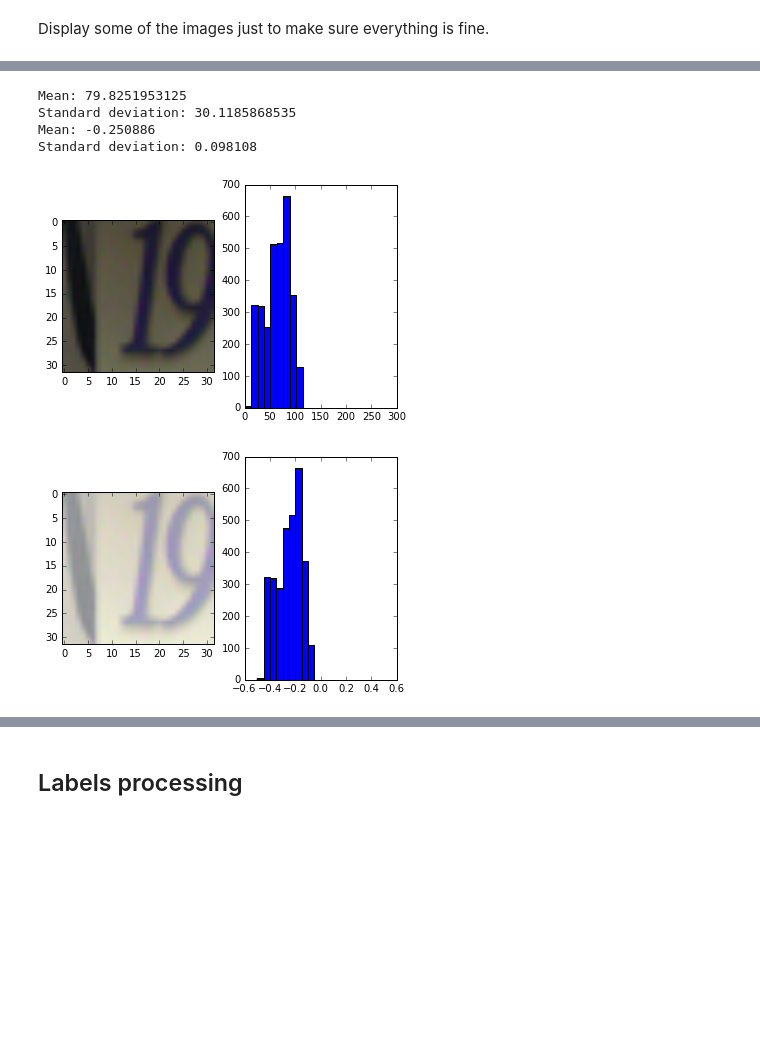
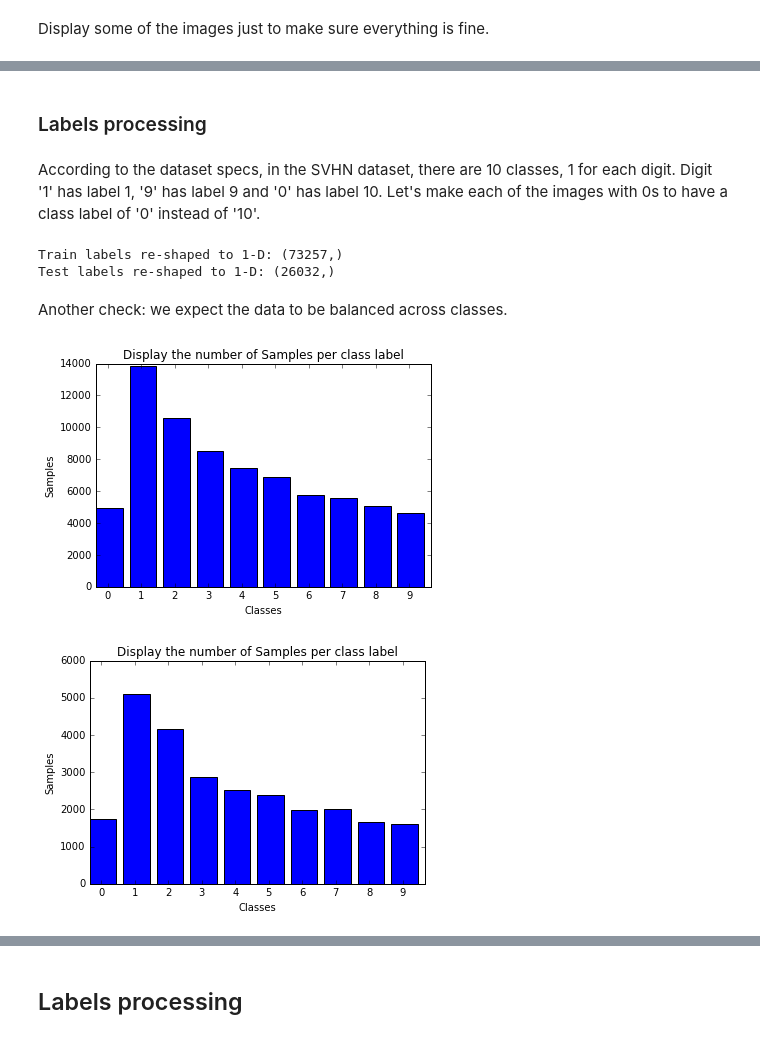
Before and after one commit to thalles753/machine-learning, a Jupyter notebook: projects/capstone/my_project/image_segmentation_recognizer.ipynb, the cells around one changed output, grey strips where cells are left out. Cells and saved outputs as stored; diff of their text form; code cells hidden in the pictures; blank space fills up the shorter version.

```diff
--- a/projects/capstone/my_project/image_segmentation_recognizer.ipynb
+++ b/projects/capstone/my_project/image_segmentation_recognizer.ipynb
@@ -118,35 +115,45 @@ Try to normilize the images to have mean close to 0 and standard deviations roug
-# %%
-pixel_depth = 255.0  # Number of levels per pixel.
-
-image = train_dataset[0] # get the first image
-
-#sess = tf.Session()
-#img = tf.image.per_image_whitening(tf.convert_to_tensor(image))
-#img = img.eval(session=sess)
-
-print 'Mean:', np.mean(img)
-print 'Standard deviation:', np.std(img)
-
-# We'll show the image and its pixel value histogram side-by-side.
-_, (ax1, ax2) = plt.subplots(1, 2)
-ax1.imshow(image, cmap=plt.cm.Greys);
-ax2.hist(np.reshape(image,3072), bins=20, range=[0,255]);
-
-scalar = image.astype(np.float32)
-scalar = np.reshape(scalar, 3072)
-scalar = ((scalar - pixel_depth / 2.0) / pixel_depth)
-image = np.reshape(scalar, (32,32,3))
-
-_, (ax1, ax2) = plt.subplots(1, 2)
-ax1.imshow(image, cmap=plt.cm.Greys);
-ax2.hist(scalar, bins=20, range=[-0.5, 0.5]);
-
-print 'Mean:', np.mean(image)
-print 'Standard deviation:', np.std(image)
-# %% [output]
-Mean: 79.8251953125
-Standard deviation: 30.1185868535
-Mean: -0.250886
-Standard deviation: 0.098108
-[figure, removed]
-[figure, removed]
+# %% [markdown]
+### Labels processing
+# %% [markdown]
+According to the dataset specs, in the SVHN dataset, there are 10 classes, 1 for each digit. Digit '1' has label 1, '9' has label 9 and '0' has label 10. Let's make each of the images with 0s to have a class label of '0' instead of '10'.
+# %%
+for index in range(0,train_labels.size):
+    if train_labels[index] == 10:
+        train_labels[index] = 0
+
+for index in range(0,test_labels.size):
+    if test_labels[index] == 10:
+        test_labels[index] = 0
+
+# reshape the labels to be 1-D array
+train_labels = train_labels.reshape(train_labels.size)
+test_labels = test_labels.reshape(test_labels.size)
+
+print "Train labels re-shaped to 1-D:",train_labels.shape
+print "Test labels re-shaped to 1-D:",test_labels.shape
+# %% [output]
+Train labels re-shaped to 1-D: (73257,)
+Test labels re-shaped to 1-D: (26032,)
+# %% [markdown]
+Another check: we expect the data to be balanced across classes.
+# %%
+# verify if the data is well balanced across the classes
+def display_data_distribution(labels):
+    data_distribution = np.bincount(labels)
+
+    index = np.arange(10)
+    plt.bar(index, data_distribution)
+    plt.title("Display the number of Samples per class label")
+    plt.xlabel('Classes')
+    plt.ylabel('Samples')
+
+    bar_width = 0.35
+    plt.xticks(index + bar_width, ('0', '1', '2', '3', '4', '5', '6', '7', '8', '9'))
+
+    plt.show()
+
+display_data_distribution(train_labels)
+display_data_distribution(test_labels)
+# %% [output]
+[figure, added]
+[figure, added]
```
Also changed, not shown: parts of 39 cells of this notebook.
